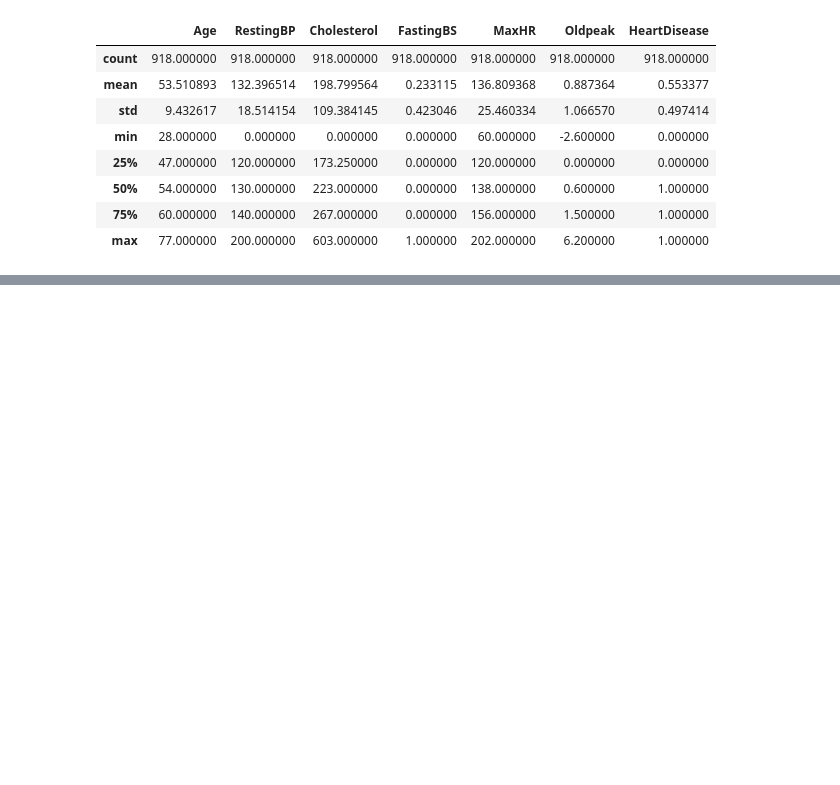
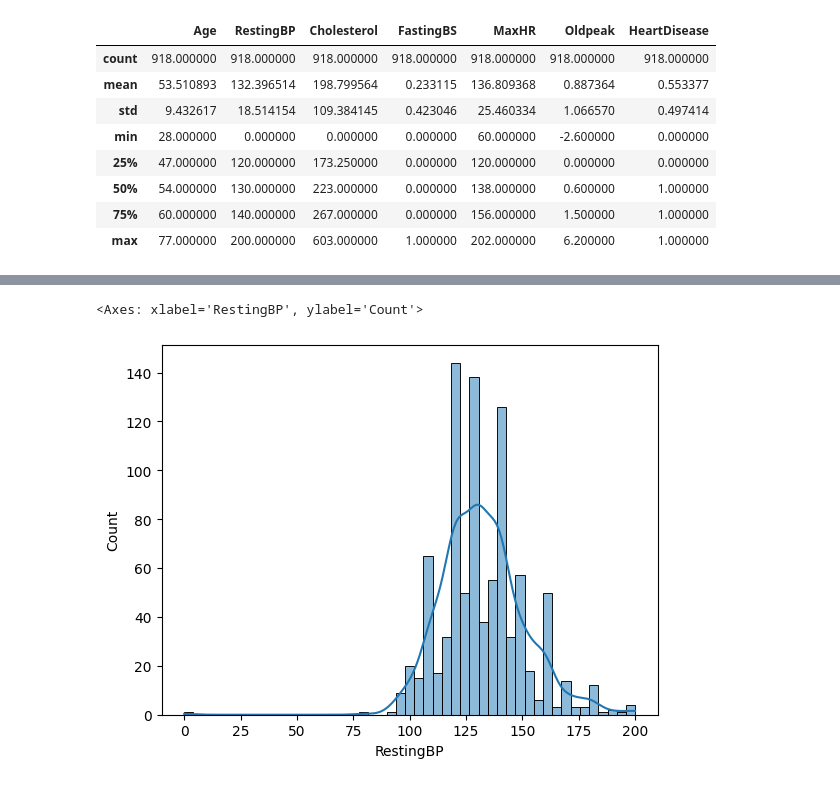
Before and after one commit to Deepdebug233/PCA, a Jupyter notebook: PCA.ipynb, the cells around one changed output, grey strips where cells are left out. Cells and saved outputs as stored; diff of their text form; code cells hidden in the pictures; blank space fills up the shorter version.

```diff
--- a/PCA.ipynb
+++ b/PCA.ipynb
@@ -27,0 +35,5 @@ df.describe()
+# %%
+sn.histplot(df.RestingBP,kde = True)
+# %% [output]
+<Axes: xlabel='RestingBP', ylabel='Count'>
+[figure, added]
```
Also changed, not shown: parts of 8 cells of this notebook.
